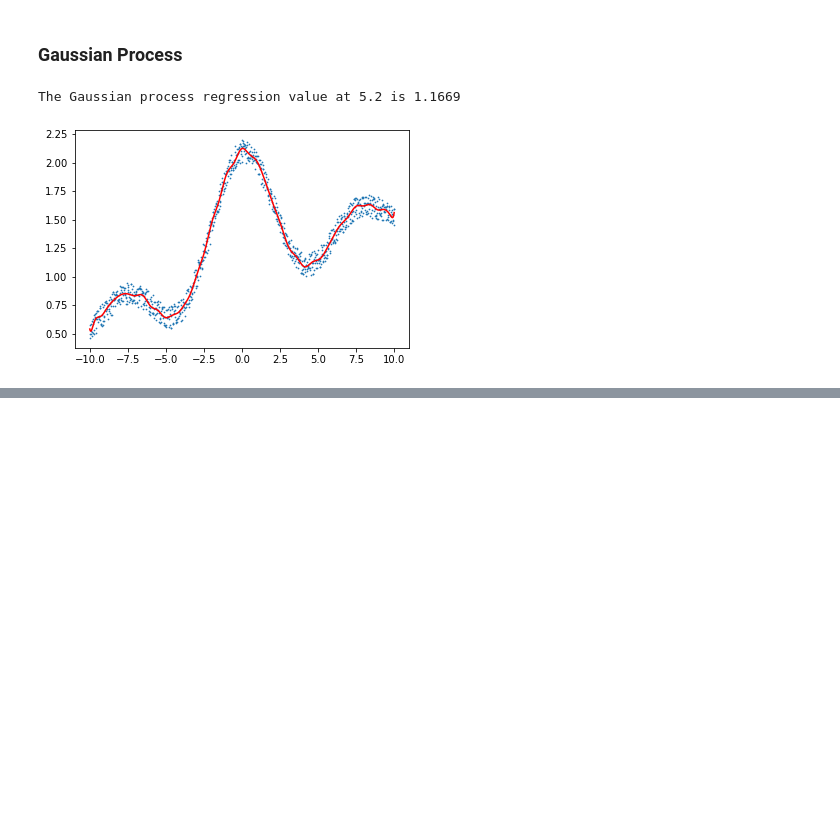
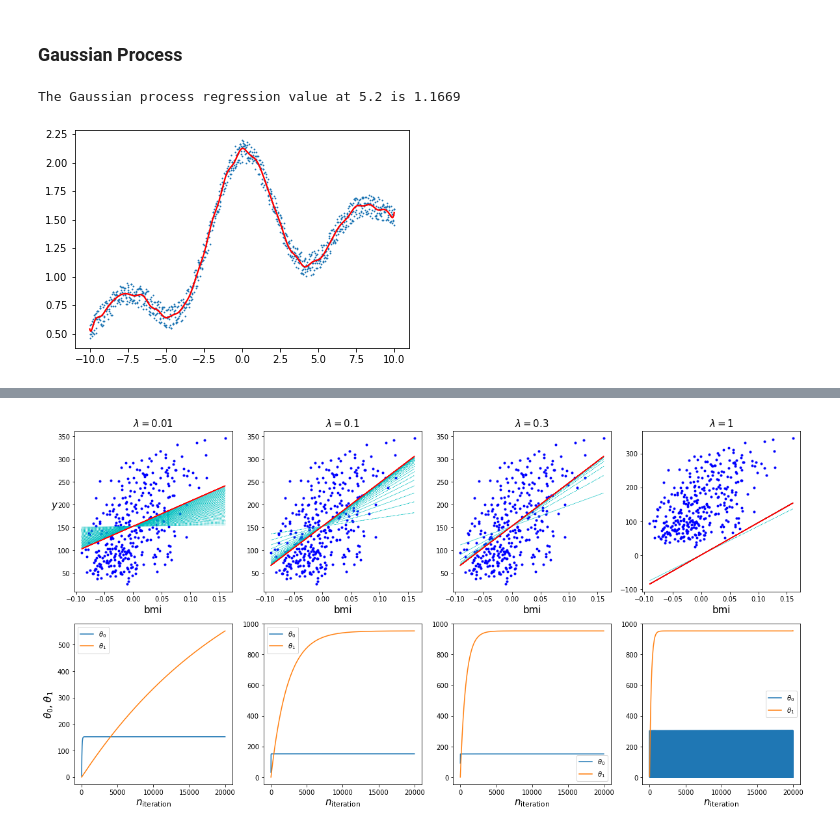
Before and after one commit to PEESEgroup/SysEn6880, a Jupyter notebook: KDE and Regression.ipynb, the cells around one changed output, grey strips where cells are left out. Cells and saved outputs as stored; diff of their text form; code cells hidden in the pictures; blank space fills up the shorter version.

```diff
--- a/KDE and Regression.ipynb
+++ b/KDE and Regression.ipynb
@@ -262,0 +360,41 @@ The Gaussian process regression value at 5.2 is 1.1669
+# %%
+# Initialize theta
+theta = np.random.randn(2,1)
+
+plt.figure(figsize=(20,10))
+
+plt.subplot(241)
+plt.ylabel("$y$", rotation=0, fontsize=15)
+predictions_010 = plot_gradient_descent(theta, lbda=0.01)
+plt.subplot(242)
+predictions_100 = plot_gradient_descent(theta, lbda=0.1)
+plt.subplot(243)
+predictions_300 = plot_gradient_descent(theta, lbda=0.3)
+plt.subplot(244)
+predictions_1000 = plot_gradient_descent(theta, lbda=1)
+
+plt.subplot(245)
+plt.xlabel("$n_{\mathrm{iteration}}$", fontsize=15)
+plt.ylabel("$\\theta_0$, $\\theta_1$", fontsize=15)
+theta0, = plt.plot([i[0] for i in predictions_010])
+theta1, = plt.plot([i[1] for i in predictions_010])
+plt.legend([theta0, theta1],["$\\theta_0$", "$\\theta_1$"])
+plt.subplot(246)
+plt.xlabel("$n_{\mathrm{iteration}}$", fontsize=15)
+theta0, = plt.plot([i[0] for i in predictions_100])
+theta1, = plt.plot([i[1] for i in predictions_100])
+plt.legend([theta0, theta1],["$\\theta_0$", "$\\theta_1$"])
+plt.subplot(247)
+plt.xlabel("$n_{\mathrm{iteration}}$", fontsize=15)
+theta0, = plt.plot([i[0] for i in predictions_300])
+theta1, = plt.plot([i[1] for i in predictions_300])
+plt.legend([theta0, theta1],["$\\theta_0$", "$\\theta_1$"])
+plt.subplot(248)
+plt.xlabel("$n_{\mathrm{iteration}}$", fontsize=15)
+theta0, = plt.plot([i[0] for i in predictions_1000])
+theta1, = plt.plot([i[1] for i in predictions_1000])
+plt.legend([theta0, theta1],["$\\theta_0$", "$\\theta_1$"])
+
+plt.show()
+# %% [output]
+[figure, added]
```
Also changed, not shown: parts of 18 cells of this notebook.
